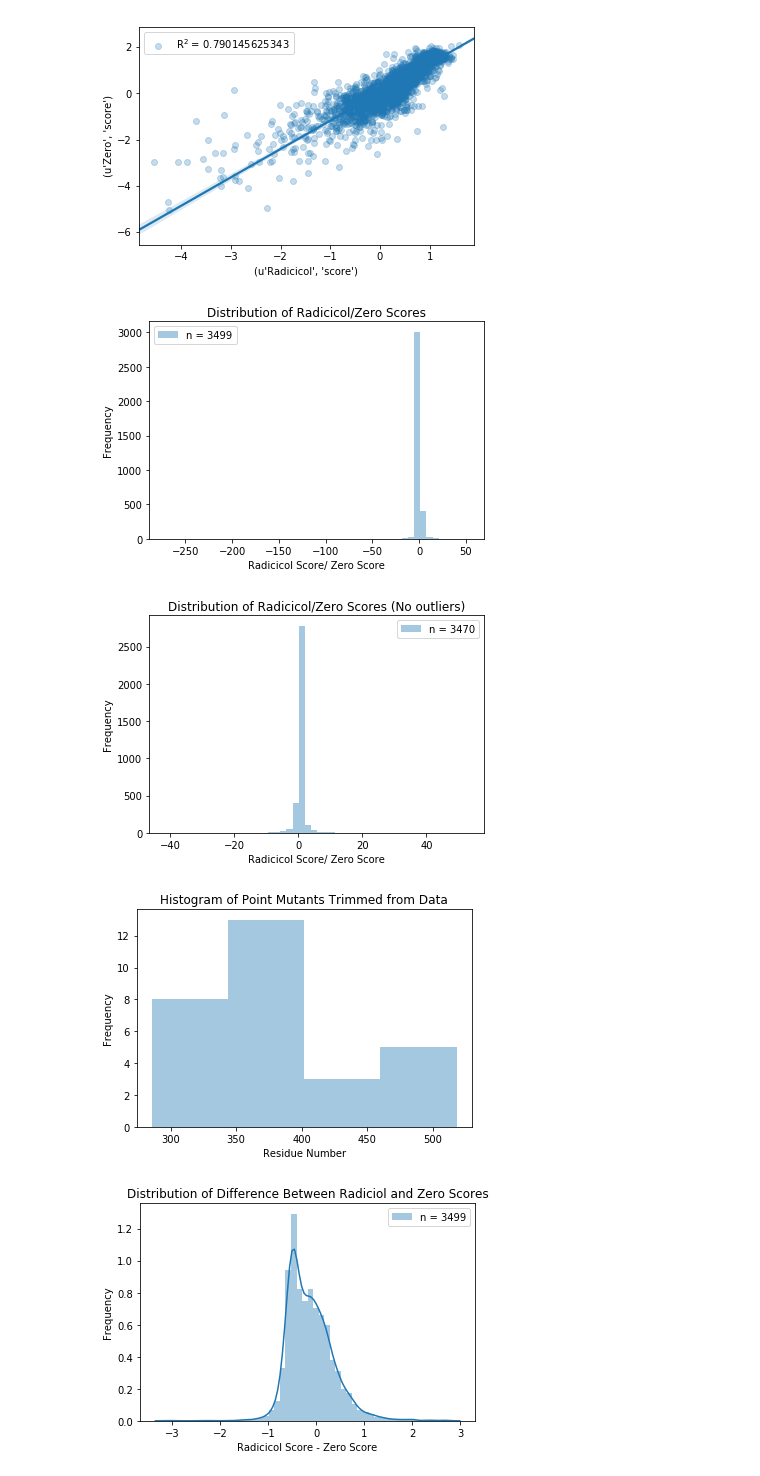
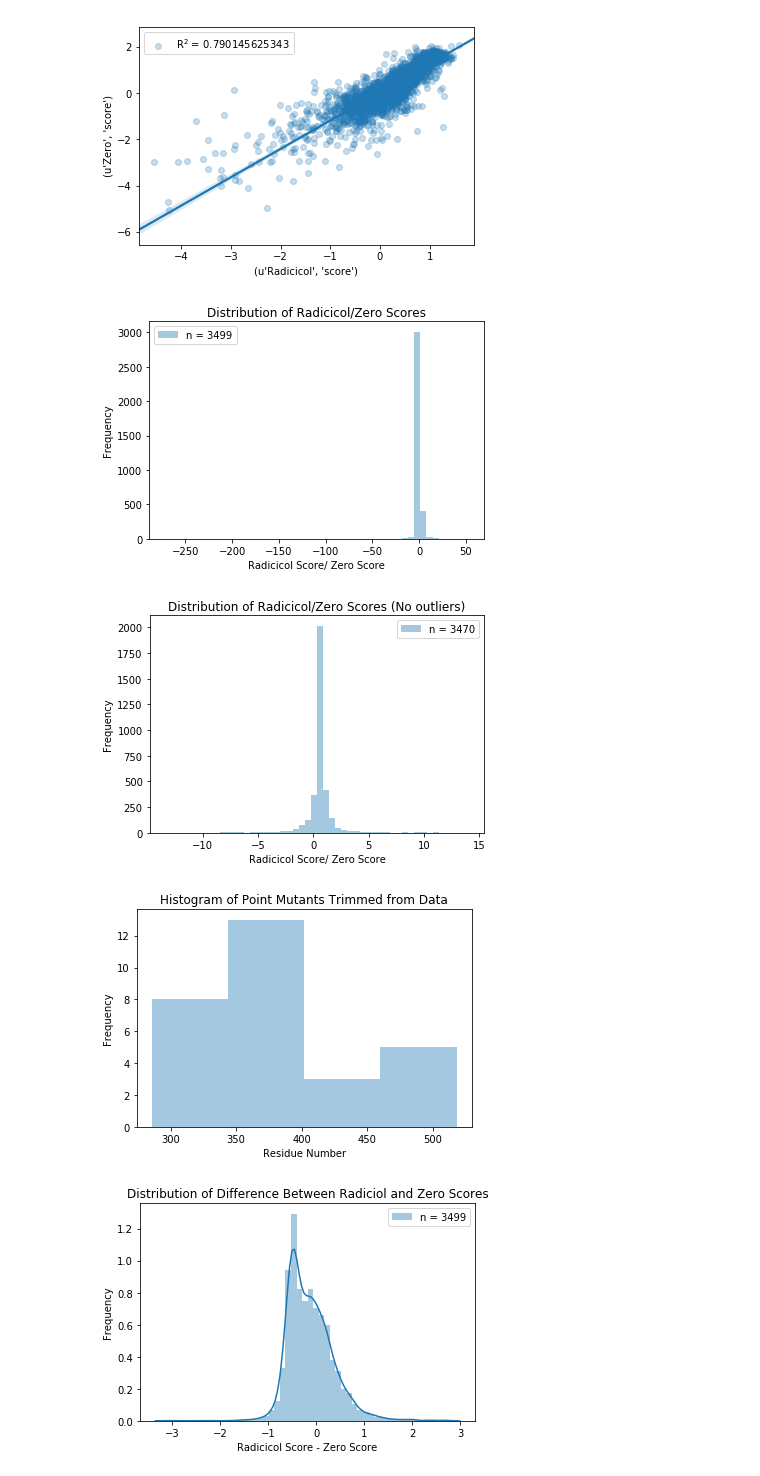
Before and after one commit to nguyenvanessa/src, a Jupyter notebook: Src_Variant_Analysis.ipynb, the cells around one changed output. Saved outputs shown, nothing was run; the diff lists cells and outputs as text; code cells hidden in the pictures.

Commit message:
Updated figures, PyMOL folder, and notebook
Updated figures, PyMOL folder, and notebook

```diff
--- a/Src_Variant_Analysis.ipynb
+++ b/Src_Variant_Analysis.ipynb
@@ -153,35 +153,35 @@ plt.show()
 ratios = radPointMuts / zerPointMuts
 sns.distplot(ratios, kde = False, label = 'n = %d' %len(ratios))
 plt.xlabel('Radicicol Score/ Zero Score')
 plt.ylabel('Frequency')
 plt.legend()
 plt.title('Distribution of Radicicol/Zero Scores')
 plt.show()
 
 thresh = np.std(ratios) * 1.96
 
 lowRatios = ratios[ratios < -thresh]
 highRatios = ratios[ratios > thresh]
 
 ratioTrim = ratios.drop(lowRatios.index.tolist())
 ratioTrim = ratioTrim.drop(highRatios.index.tolist())
-sns.distplot(ratioNoLow, kde = False, label = 'n = %d' %len(ratioTrim))
+sns.distplot(ratioTrim, kde = False, label = 'n = %d' %len(ratioTrim))
 plt.legend()
 plt.xlabel('Radicicol Score/ Zero Score')
 plt.ylabel('Frequency')
 plt.title('Distribution of Radicicol/Zero Scores (No outliers)')
 plt.show()
 
 # Which mutations were trimmed from the data?
 trimmedRatioMuts = set(ratios.index.tolist()) - set(ratioTrim.index.tolist())
 sns.distplot([int(name[5:8]) for name in trimmedRatioMuts], kde = False)
 plt.xlabel('Residue Number')
 plt.ylabel('Frequency')
 plt.title('Histogram of Point Mutants Trimmed from Data')
 plt.show()
 # %% [output]
 [figure]
-[figure, old version]
+[figure, new version]
 [figure]
 # %%
 # Looking at differences between radicicol and zero scores
```
Also changed, not shown: parts of 11 cells of this notebook, 9 other files.
